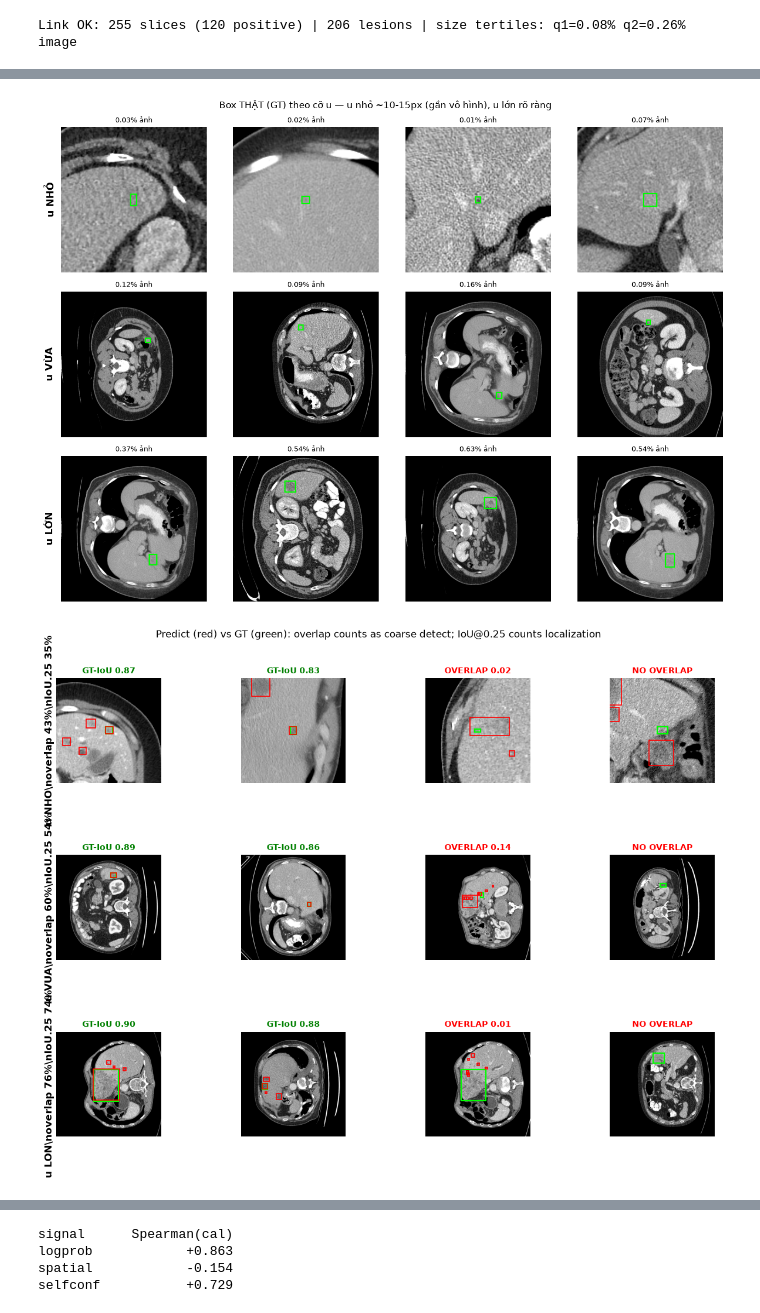
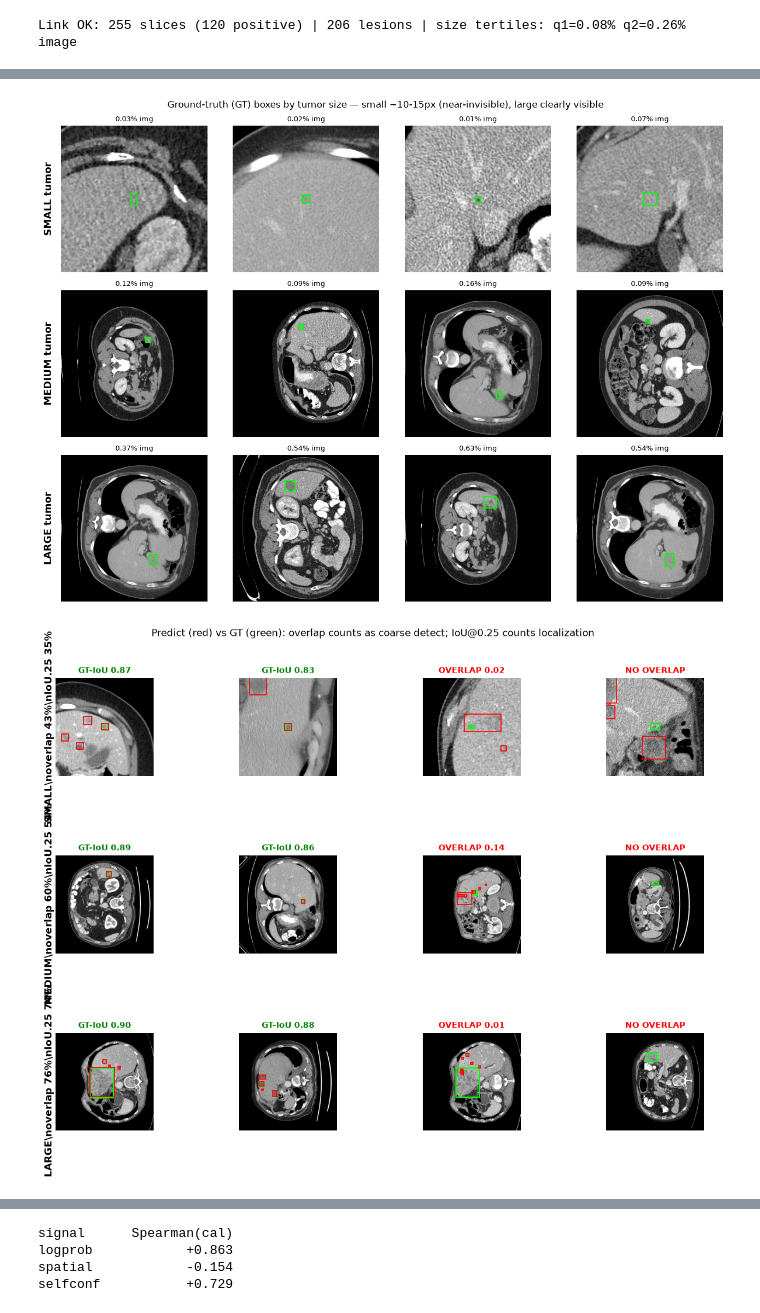
Before and after one commit to HatDuaa/medrega-liver-seminar, a Jupyter notebook: seminar/code/eval_visualize.ipynb, the cells around one changed output, grey strips where cells are left out. Cells and saved outputs as stored; diff of their text form; code cells hidden in the pictures.

Commit message:
refactor(seminar): streamline evaluation visualizations

```diff
--- a/seminar/code/eval_visualize.ipynb
+++ b/seminar/code/eval_visualize.ipynb
@@ -107,11 +110,12 @@ plt.title(f"Phân bố cỡ u ({len(all_areas)} ổ): phần lớn là u NHỎ")
 # %%
+# ===== CELL 3 =====
 # === [2] GT box theo 3 CỠ u (xanh=GT) — hàng NHỎ đã zoom ===
 single=[r for r in records if r["is_pos"] and len(r["gt_boxes"])==1]
 bysz=defaultdict(list)
 for r in single:
     b=r["gt_boxes"][0]; bysz[size_cat((b[2]-b[0])*(b[3]-b[1]))].append(r)
 fig,axes=plt.subplots(3,4,figsize=(13,9.5))
-for ri,(sz,lbl) in enumerate([("nho","NHỎ"),("vua","VỪA"),("lon","LỚN")]):
+for ri,(sz,lbl) in enumerate([("nho","SMALL"),("vua","MEDIUM"),("lon","LARGE")]):
     pool=bysz[sz][:]; rng_viz.shuffle(pool); pick=pool[:4]
     for ci in range(4):
         ax=axes[ri,ci]; ax.axis("off")
@@ -119,45 +123,46 @@ for ri,(sz,lbl) in enumerate([("nho","NHỎ"),("vua","VỪA"),("lon","LỚN")]):
         r=pick[ci]; img=load_img(r["image_path"]); W,H=img.size; box=r["gt_boxes"][0]
         ax.imshow(img,cmap="gray"); draw_box(ax,box,"lime",W,H)
         if sz=="nho": zoom(ax,box,W,H)
-        a=(box[2]-box[0])*(box[3]-box[1]); ax.set_title(f"{a/1e4:.2f}% ảnh",fontsize=9)
-    axes[ri,0].text(-0.12,0.5,f"u {lbl}",transform=axes[ri,0].transAxes,
+        a=(box[2]-box[0])*(box[3]-box[1]); ax.set_title(f"{a/1e4:.2f}% img",fontsize=9)
+    axes[ri,0].text(-0.12,0.5,f"{lbl} tumor",transform=axes[ri,0].transAxes,
                     fontsize=13,fontweight="bold",rotation=90,va="center")
-fig.suptitle("Box THẬT (GT) theo cỡ u — u nhỏ ~10-15px (gần vô hình), u lớn rõ ràng",fontsize=12)
+fig.suptitle("Ground-truth (GT) boxes by tumor size — small ~10-15px (near-invisible), large clearly visible",fontsize=12)
 plt.tight_layout(); plt.show()
 # %% [output]
-[figure, old version]
+[figure, new version]
 # %%
+# ===== CELL 4 =====
 # === [3] Model PREDICT (red) vs GT (green) by size ===
 # Shows both coarse overlap-detect and stricter IoU@0.25 localization.
 lesions=[]
 for r in records:
     if not r["is_pos"]: continue
     for bi,b in enumerate(r["gt_boxes"]):
         giou = r["gt_ious"][bi] if bi < len(r["gt_ious"]) else 0.0
         oiou = r["gt_overlap_ious"][bi] if bi < len(r["gt_overlap_ious"]) else 0.0
         lesions.append({"r":r,"box":b,"iou":giou,"overlap_iou":oiou,"cat":size_cat(_area(b))})
 fig,axes=plt.subplots(3,4,figsize=(13,9.5))
 for ri,sz in enumerate(["nho","vua","lon"]):
     grp=[L for L in lesions if L["cat"]==sz]
     rec=np.mean([L["iou"]>=0.25 for L in grp]) if grp else 0
     det=np.mean([L["overlap_iou"]>0 for L in grp]) if grp else 0
     hit=sorted([L for L in grp if L["iou"]>=0.25],key=lambda x:-x["iou"])[:2]
     weak=[L for L in grp if L["overlap_iou"]>0 and L["iou"]<0.25]; rng_viz.shuffle(weak)
     miss=[L for L in grp if L["overlap_iou"]<=0]; rng_viz.shuffle(miss)
     pick=(hit+weak[:1]+miss[:1])[:4]
     for ci in range(4):
         ax=axes[ri,ci]; ax.axis("off")
         if ci>=len(pick): continue
         L=pick[ci]; r=L["r"]; img=load_img(r["image_path"]); W,H=img.size
         ax.imshow(img,cmap="gray"); draw_box(ax,L["box"],"lime",W,H)
         for pred_box in r["pred_boxes"]: draw_box(ax,pred_box,"red",W,H,lw=1.2)
         if sz=="nho": zoom(ax,L["box"],W,H,80)
         ok=L["iou"]>=0.25
         title = f"GT-IoU {L['iou']:.2f}" if ok else (f"OVERLAP {L['overlap_iou']:.2f}" if L["overlap_iou"]>0 else "NO OVERLAP")
         ax.set_title(title,fontsize=10,color=("green" if ok else "red"),fontweight="bold")
-    axes[ri,0].text(-0.12,0.5,f"u {sz.upper()}\\noverlap {det:.0%}\\nIoU.25 {rec:.0%}",transform=axes[ri,0].transAxes,
+    axes[ri,0].text(-0.12,0.5,f"{EN_SZ[sz]}\\noverlap {det:.0%}\\nIoU.25 {rec:.0%}",transform=axes[ri,0].transAxes,
                     fontsize=12,fontweight="bold",rotation=90,va="center")
 fig.suptitle("Predict (red) vs GT (green): overlap counts as coarse detect; IoU@0.25 counts localization",fontsize=12)
 plt.tight_layout(); plt.show()
 # %% [output]
-[figure, old version]
+[figure, new version]
```
Also changed, not shown: parts of 16 cells of this notebook.
